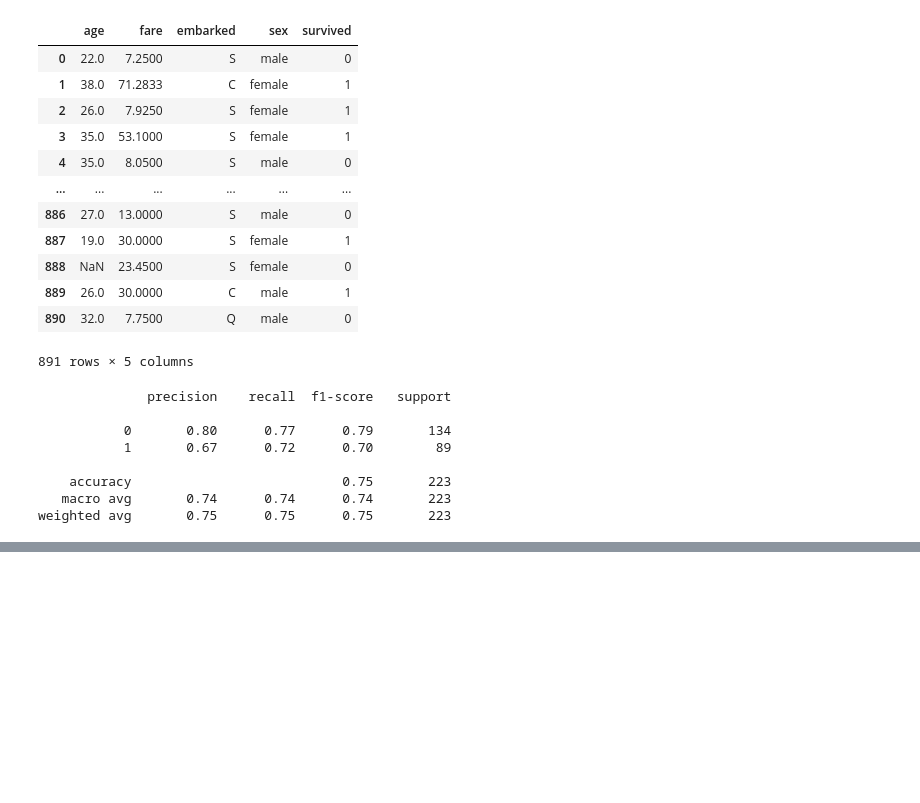
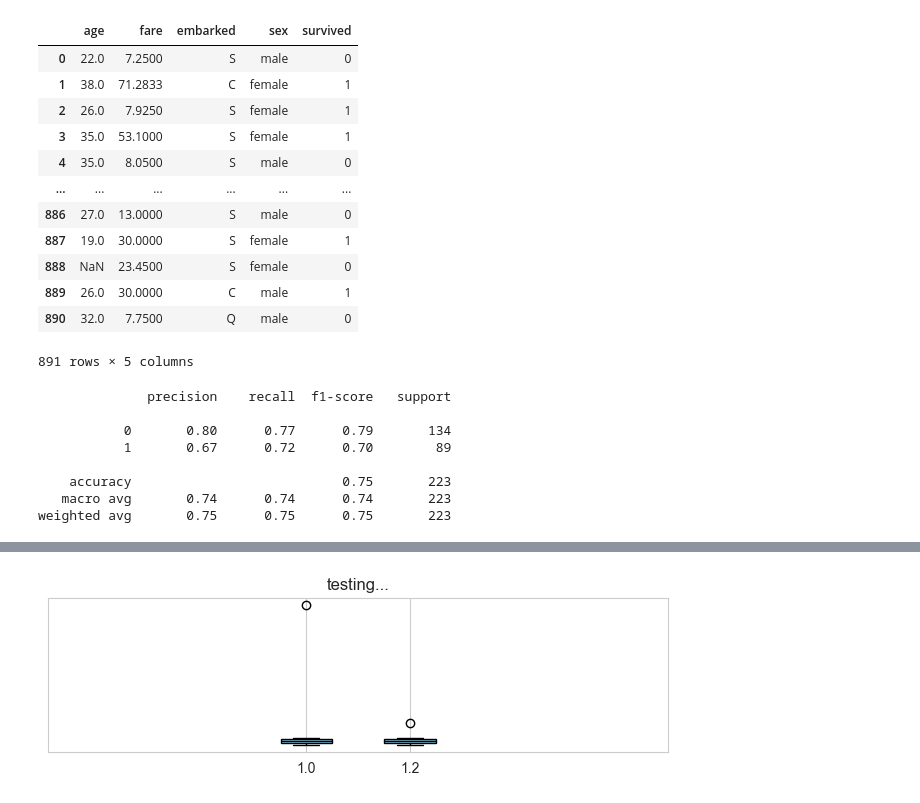
Before and after one commit to Midaso2/project-one, a Jupyter notebook: pandaRecap.ipynb, the cells around one changed output, grey strips where cells are left out. Drawn from its saved outputs; the diff is of its cells as text; code cells hidden in the pictures; blank space fills up the shorter version.

```diff
--- a/pandaRecap.ipynb
+++ b/pandaRecap.ipynb
@@ -610,0 +797,25 @@ weighted avg       0.75      0.75      0.75       223
+# %%
+import pandas as pd
+import matplotlib.pyplot as plt
+
+# Data
+original = pd.Series([5, 6, 7, 8, 9, 10, 100])
+capped = original.copy()
+capped[capped > 20] = 20
+
+plt.figure(figsize=(8, 2))
+
+plt.boxplot(
+    [original, capped],
+    positions=[1, 1.2],        # <-- Note: now 'positions'
+    widths=0.1,                # <-- Note: now 'widths'
+    patch_artist=True,
+    boxprops=dict(facecolor="skyblue"),
+    medianprops=dict(color="black")
+)
+
+plt.title("testing...")
+plt.yticks([])
+plt.show()
+# %% [output]
+[figure, added]
```
Also changed, not shown: parts of 6 cells of this notebook.
